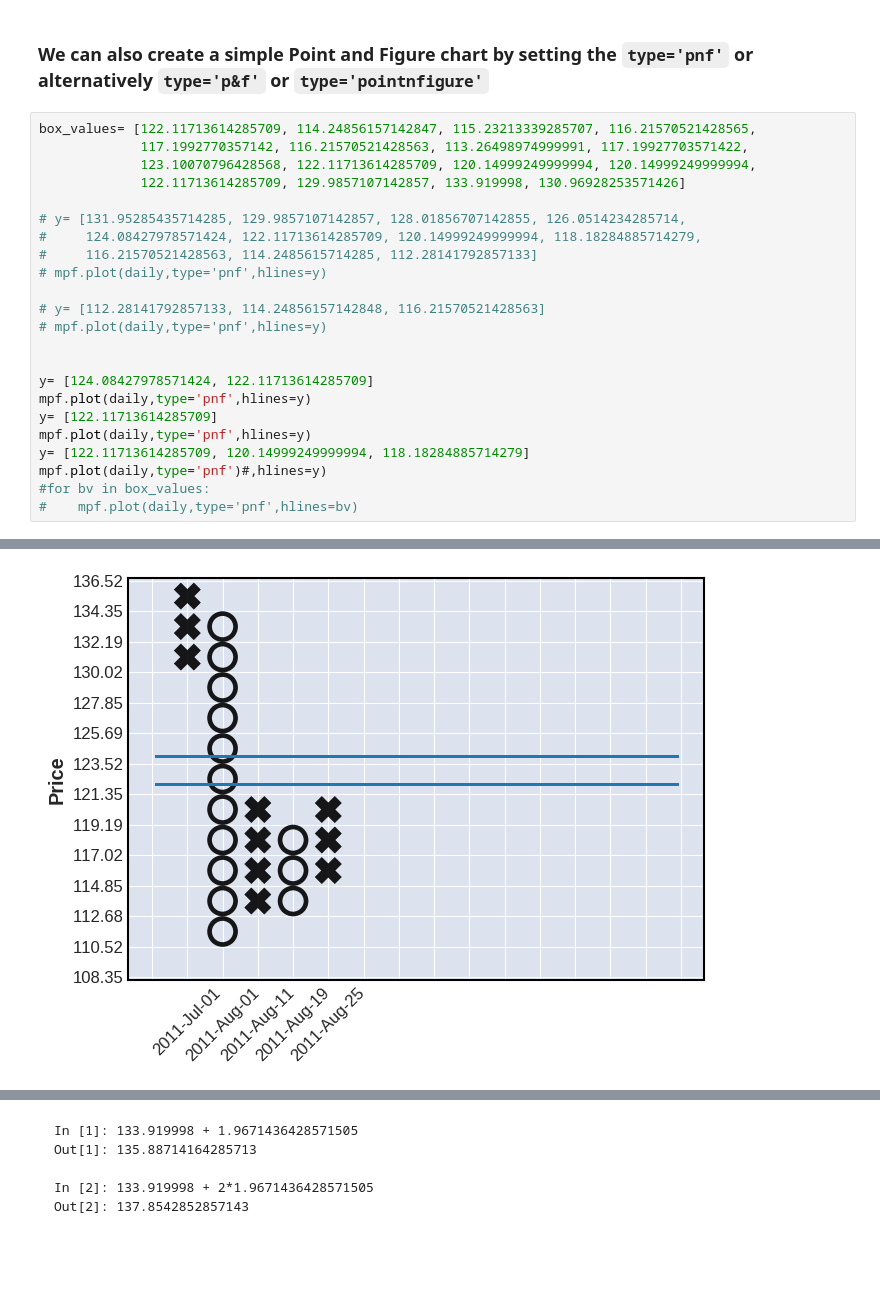
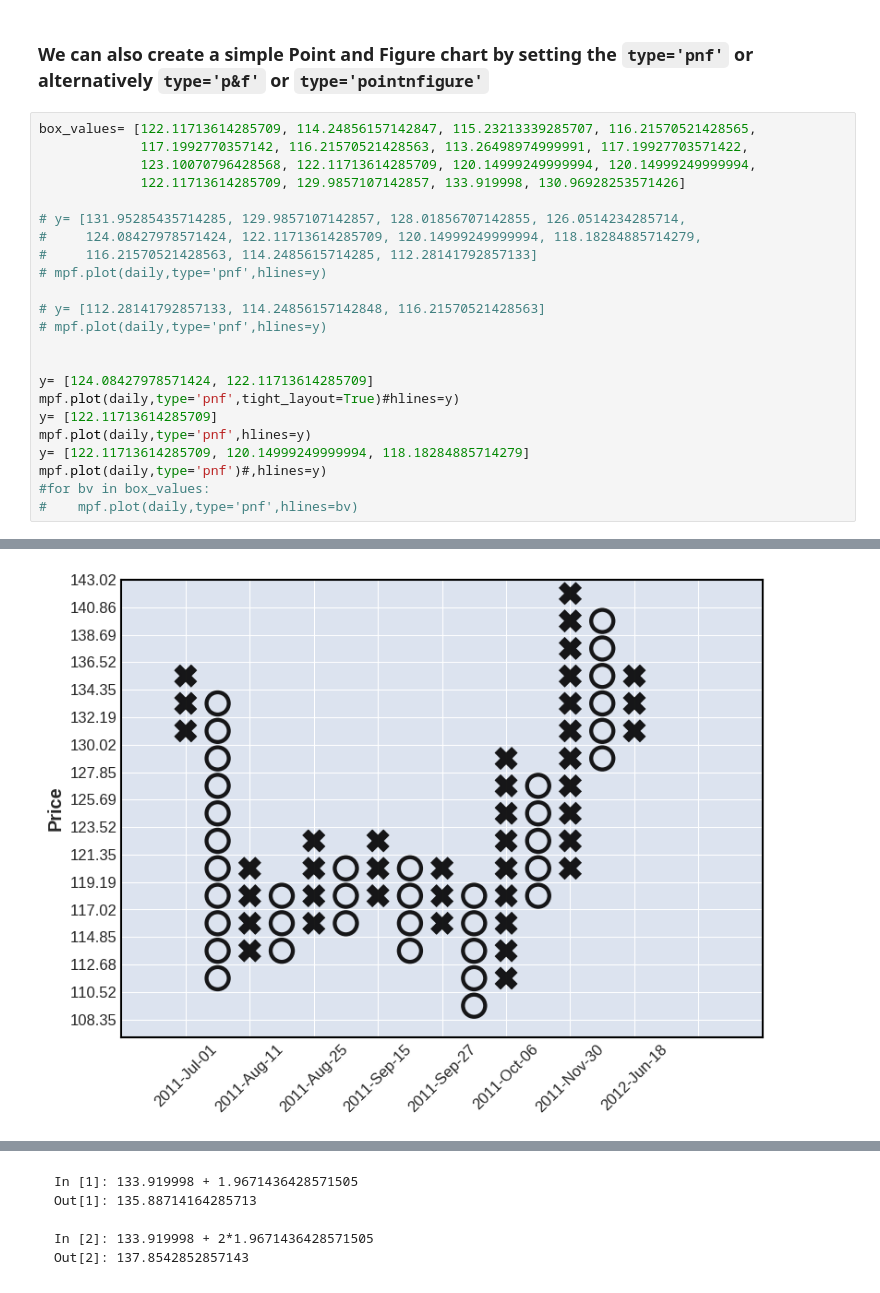
Before and after one commit to DanielGoldfarb/mplfinance, a Jupyter notebook: examples/scratch_pad/price-movement_ret_calc_vals.ipynb, the cells around one changed output, grey strips where cells are left out. Drawn from its saved outputs; the diff is of its cells as text; blank space fills up the shorter version.

```diff
--- a/examples/scratch_pad/price-movement_ret_calc_vals.ipynb
+++ b/examples/scratch_pad/price-movement_ret_calc_vals.ipynb
@@ -123,7 +123,7 @@ box_values= [122.11713614285709, 114.24856157142847, 115.23213339285707, 116.215
 
 
 y= [124.08427978571424, 122.11713614285709]
-mpf.plot(daily,type='pnf',hlines=y)
+mpf.plot(daily,type='pnf',tight_layout=True)#hlines=y)
 y= [122.11713614285709]
 mpf.plot(daily,type='pnf',hlines=y)
 y= [122.11713614285709, 120.14999249999994, 118.18284885714279]
@@ -151 +134 @@ _pnf_calculator() returned pnfd=
-[figure, old version]
+[figure, new version]
```
Also changed, not shown: parts of 2 cells of this notebook, 1 other file.
